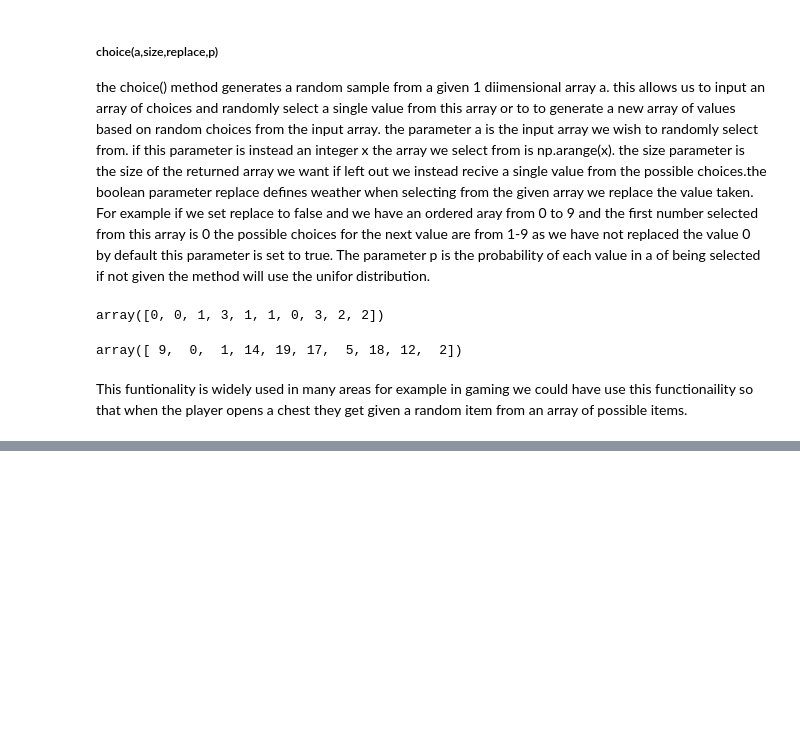
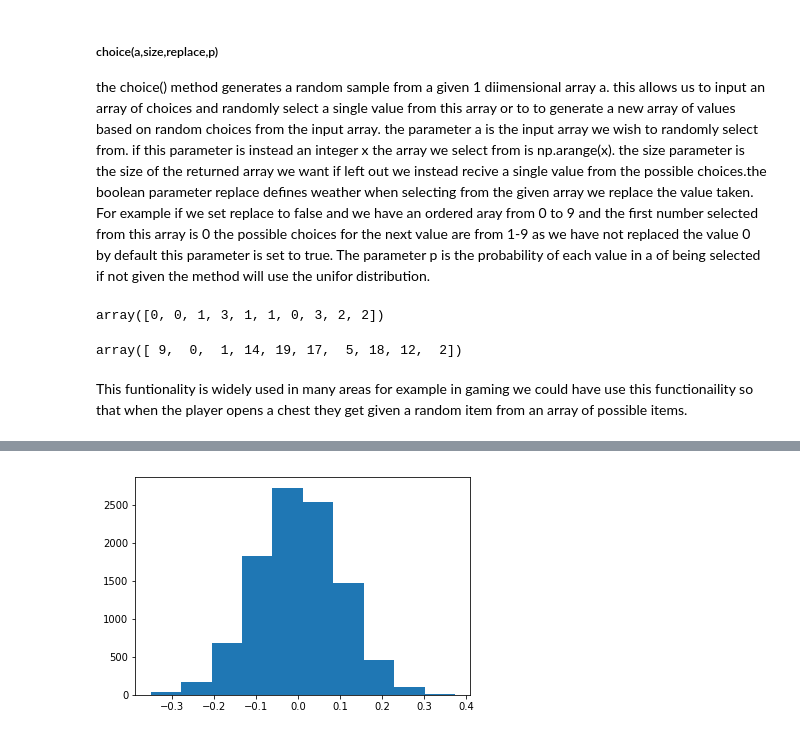
Before and after one commit to Uamhan/Emerging-technologies-Project, a Jupyter notebook: numpy-random.ipynb, the cells around one changed output, grey strips where cells are left out. Cells and saved outputs as stored; diff of their text form; code cells hidden in the pictures; blank space fills up the shorter version.

Commit message:
added standard normal distribution

```diff
--- a/numpy-random.ipynb
+++ b/numpy-random.ipynb
@@ -211,0 +233,12 @@ This funtionality is widely used in many areas for example in gaming we could ha
+# %%
+#mean value
+mu = 0
+#stanard deviation
+sigma = 0.1
+#generates an array of 10,000 values with the mean and standard deviations we defined above.
+array = np.random.normal(mu,sigma,10000)
+#plots this array of 10000 points on a histogram.
+plt.hist(array)
+plt.show()
+# %% [output]
+[figure, added]
```
Also changed, not shown: parts of 5 cells of this notebook.
